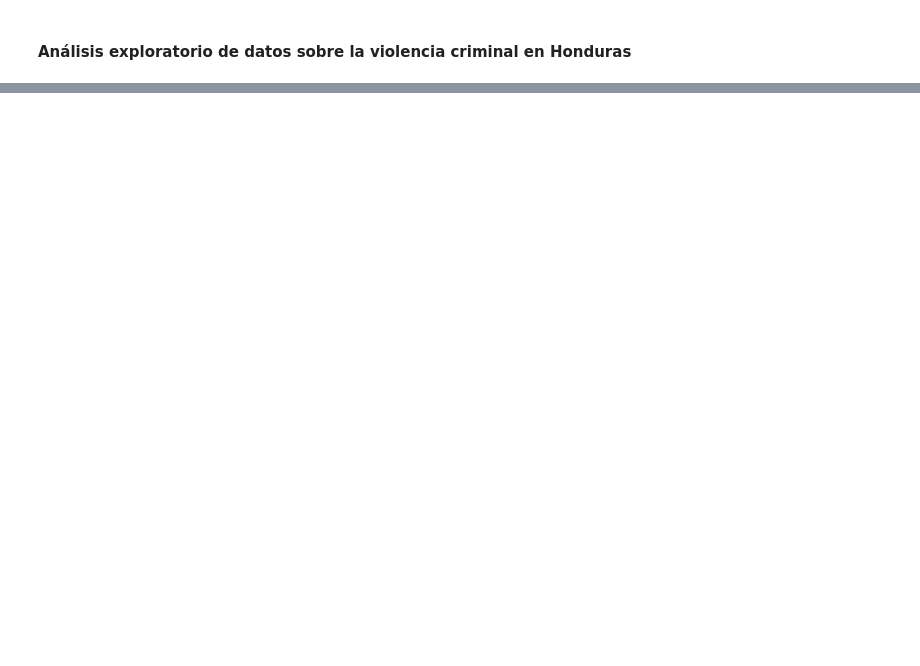
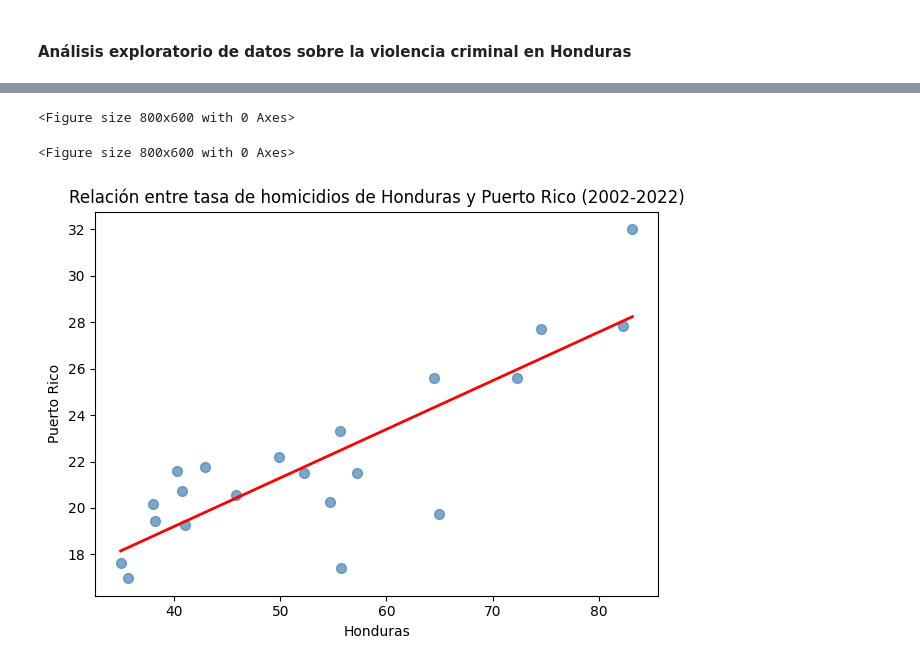
Before and after one commit to lehcimhdz/eda_honduras, a Jupyter notebook: eda_honduras.ipynb, the cells around one changed output, grey strips where cells are left out. Drawn from its saved outputs; the diff is of its cells as text; code cells hidden in the pictures; blank space fills up the shorter version.

```diff
--- a/eda_honduras.ipynb
+++ b/eda_honduras.ipynb
@@ -215,0 +128,12 @@ gráfica2 = sns.lineplot(
+# %%
+latam = datos[
+    (datos['Subregion'] == 'Latin America and the Caribbean') &
+    (datos['Indicator'] == 'Victims of intentional homicide') &
+    (datos['Dimension'] == 'Total') &
+    (datos['Category'] == 'Total') &
+    (datos['Sex'] == 'Total') &
+    (datos['Age'] == 'Total') &
+    (datos['Unit of measurement'] == 'Rate per 100,000 population') &
+    (datos['Year'] >= 2002) &
+    (datos['Year'] <= 2022)
+]
@@ -215,0 +163,3 @@ gráfica2 = sns.lineplot(
+# %%
+latam_pivot = latam.pivot_table(index='Year', columns='Country', values='VALUE')
+latam_pivot.index
@@ -215,0 +260,3 @@ gráfica2 = sns.lineplot(
+# %%
+dispersion = latam_pivot[['Honduras', 'Curaçao', 'Puerto Rico', 'Panama', 'United States Virgin Islands', 'Venezuela (Bolivarian Republic of)', 'Cayman Islands', 'Dominican Republic']]
+dispersion
@@ -215,0 +282,3 @@ gráfica2 = sns.lineplot(
+# %%
+dispersion = dispersion[['Honduras', 'Puerto Rico', 'Panama', 'Venezuela (Bolivarian Republic of)', 'Dominican Republic']]
+dispersion
@@ -215,0 +319,22 @@ gráfica2 = sns.lineplot(
+# %%
+plt.figure(figsize=(8, 6))
+# %% [output]
+<Figure size 800x600 with 0 Axes>
+<Figure size 800x600 with 0 Axes>
+# %%
+sns.regplot(data=dispersion,
+            x='Honduras',
+            y='Puerto Rico',
+            scatter_kws={"s": 50, "alpha": 0.7, "color": "steelblue"},
+            line_kws={"color": "red", "linewidth": 2},
+            ci=None)
+
+plt.title('Relación entre tasa de homicidios de Honduras y Puerto Rico (2002-2022)')
+plt.xlabel('Honduras')
+plt.ylabel('Puerto Rico')
+plt.tight_layout()
+
+
+plt.show()
+# %% [output]
+[figure, added]
```
Also changed, not shown: parts of 44 cells of this notebook.
